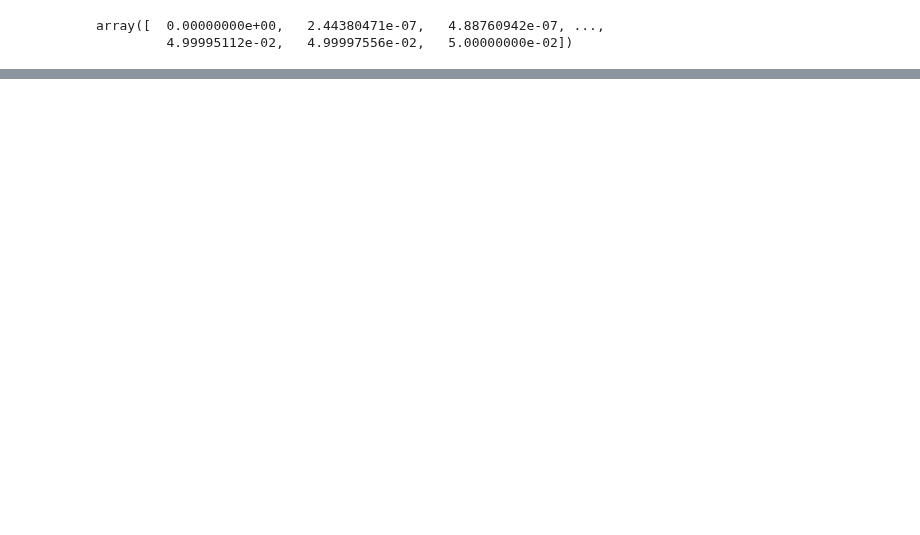
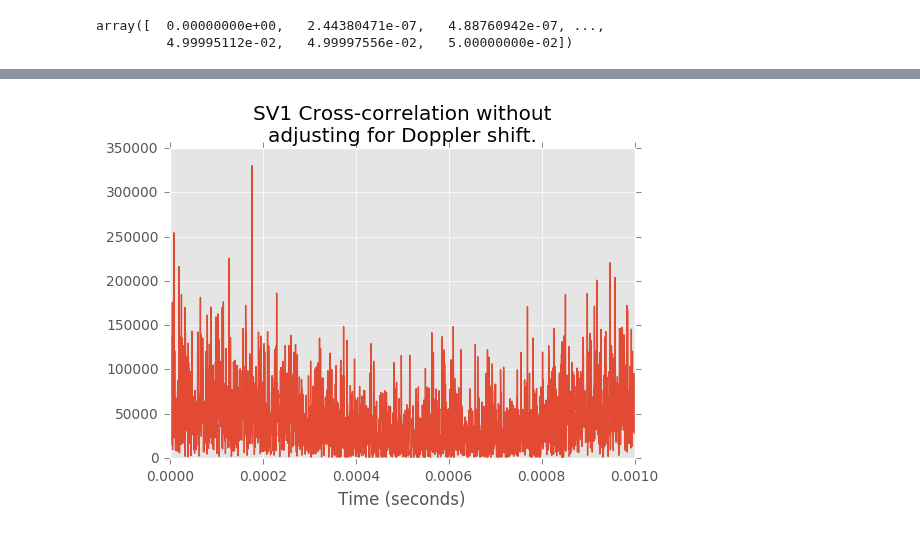
Before and after one commit to psas/gps, a Jupyter notebook: notebooks/Acquisition.ipynb, the cells around one changed output, grey strips where cells are left out. Saved outputs shown, nothing was run; the diff lists cells and outputs as text; code cells hidden in the pictures; blank space fills up the shorter version.

Commit message:
Prettified Doppler adjustments for display

```diff
--- a/notebooks/Acquisition.ipynb
+++ b/notebooks/Acquisition.ipynb
@@ -456,0 +473,82 @@ array([  0.00000000e+00,   2.44380471e-07,   4.88760942e-07, ...,
+# %%
+sats = {1: -1209.3, 4: 600.95, 11: 612.98, 13: -12.06, 15: -1399.9}
+
+plt.style.use('ggplot')
+
+for Satellite, Doppler in sats.items():
+
+    #code = np.repeat(CodeGen.getCode(1023), 4)
+
+    # Create Code Generator object for chosen Satellite
+    CodeGen = GoldCode(sat[Satellite - 1]) # Index starts at zero
+
+    # Generate CA Code
+    CACode = CodeGen.getCode(1023)
+
+    # Reformat GC to have -1 in place of 0 (Now done in GoldCode)
+    #for n,i in enumerate(CACode):
+    #    if i==0:
+    #        CACode[n]=-1
+
+    # Repeat each chip 4 times (See markdown in above cell), to match our ADC sample frequency",
+    CACodeSampled = np.repeat(CACode,4)
+
+    # Repeat entire array for each ms of data sampled
+    CACodeSampled = np.tile(CACodeSampled,int(SampleLength*1000))
+
+    Codefft = np.fft.fft(CACodeSampled)
+    GCConj = np.conjugate(Codefft)
+
+
+    result = np.fft.ifft(GCConj * ffC,nfft)
+
+    resultSQ = np.real(result*np.conjugate(result))
+
+    t = np.linspace(0,SampleLength,nfft,endpoint=True)
+#    plt.figure(figsize=(10,6))
+
+    plt.plot(t,resultSQ)
+
+    # Zoom in to one ms
+    xmin,xmax = plt.xlim()
+    plt.xlim(xmin,xmin + 0.001)
+
+
+    plt.title("SV%d Cross-correlation without\nadjusting for Doppler shift."%Satellite)
+    plt.xlabel("Time (seconds)")
+    plt.show()
+
+    # Search for largest value in 1 ms worth of data
+    SecondLargestValue = GetSecondLargest(resultSQ[0:int(fs*0.001)])
+
+    # Pseudo SNR
+    ResultsSNR = 10*np.log10(np.amax(resultSQ)/SecondLargestValue)
+
+    freqShift = -Doppler #[Hz] -20
+
+
+    # Initialize complex array
+    CDataShifted = data.CData*np.exp(1j*2*np.pi*freqShift*data.t)
+    fftCDataShifted = np.fft.fft(CDataShifted,nfft)
+
+    result = np.fft.ifft(GCConj * fftCDataShifted,nfft)
+    resultSQ = np.real(result*np.conjugate(result))
+    resultLog = 10*np.log10(resultSQ)
+
+ #   plt.figure(figsize=(10,6))
+    plt.plot(t,resultSQ)
+    plt.title("SV%d Cross-correlation with\nDoppler adjustment of %d [Hz]"%(Satellite, freqShift))
+    plt.xlabel("Time (seconds)")
+
+    # Zoom in to one ms
+    xmin,xmax = plt.xlim()
+    plt.xlim(xmin,xmin + 0.001)
+    plt.show()
+
+    # Search for largest value in 1 ms worth of data
+    SecondLargestValue = GetSecondLargest(resultSQ[0:int(fs*0.001)])
+
+    # Pseudo SNR
+    ResultsSNR = 10*np.log10(np.amax(resultSQ)/SecondLargestValue)
+# %% [output]
+[figure, added]
```
Also changed, not shown: parts of 8 cells of this notebook.
